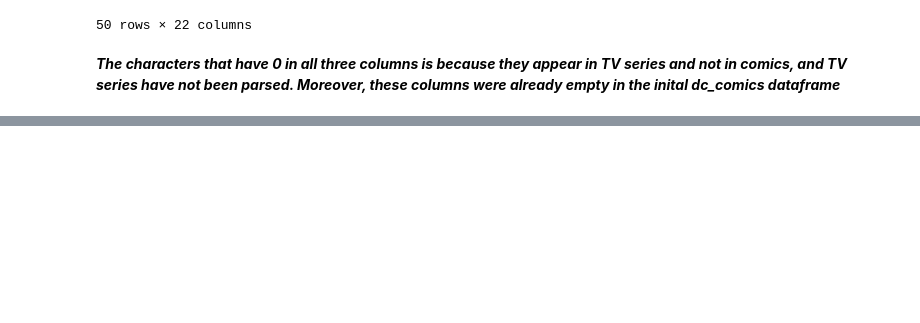
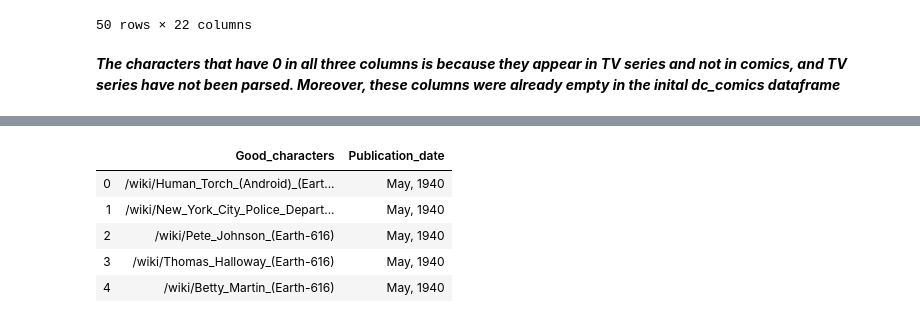
Before and after one commit to marvelous-comics/project_ADAELE, a Jupyter notebook: Marvellous Comics Notebook.ipynb, the cells around one changed output, grey strips where cells are left out. Saved outputs shown, nothing was run; the diff lists cells and outputs as text; code cells hidden in the pictures; blank space fills up the shorter version.

```diff
--- a/Marvellous Comics Notebook.ipynb
+++ b/Marvellous Comics Notebook.ipynb
@@ -348,0 +382,19 @@ dc_pers.head(20)
+# %%
+#Create a dataframe centered on the good characters
+good = marvel_comics[['Good characters', 'Publication date']]
+good = good.reset_index(drop = True)
+good.columns = ['Good_characters', 'Publication_date']
+#Split the Good characters one by one with the explode function (requires Pandas version >= 0.25)
+good = good.assign(Good_characters = good['Good_characters'].str.split(', ')).explode('Good_characters')
+#Replace the empty Good_characters cells with Nan in order to drop them
+good['Good_characters'].replace('', np.nan, inplace=True)
+good.dropna(subset=['Good_characters'], inplace=True)
+good = good.reset_index(drop = True)
+good.head(5)
+# %% [output]
+|  | Good_characters | Publication_date |
+| 0 | /wiki/Human_Torch_(Android)_(Eart... | May, 1940 |
+| 1 | /wiki/New_York_City_Police_Depart... | May, 1940 |
+| 2 | /wiki/Pete_Johnson_(Earth-616) | May, 1940 |
+| 3 | /wiki/Thomas_Halloway_(Earth-616) | May, 1940 |
+| 4 | /wiki/Betty_Martin_(Earth-616) | May, 1940 |
```
Also changed, not shown: parts of 7 cells of this notebook.
